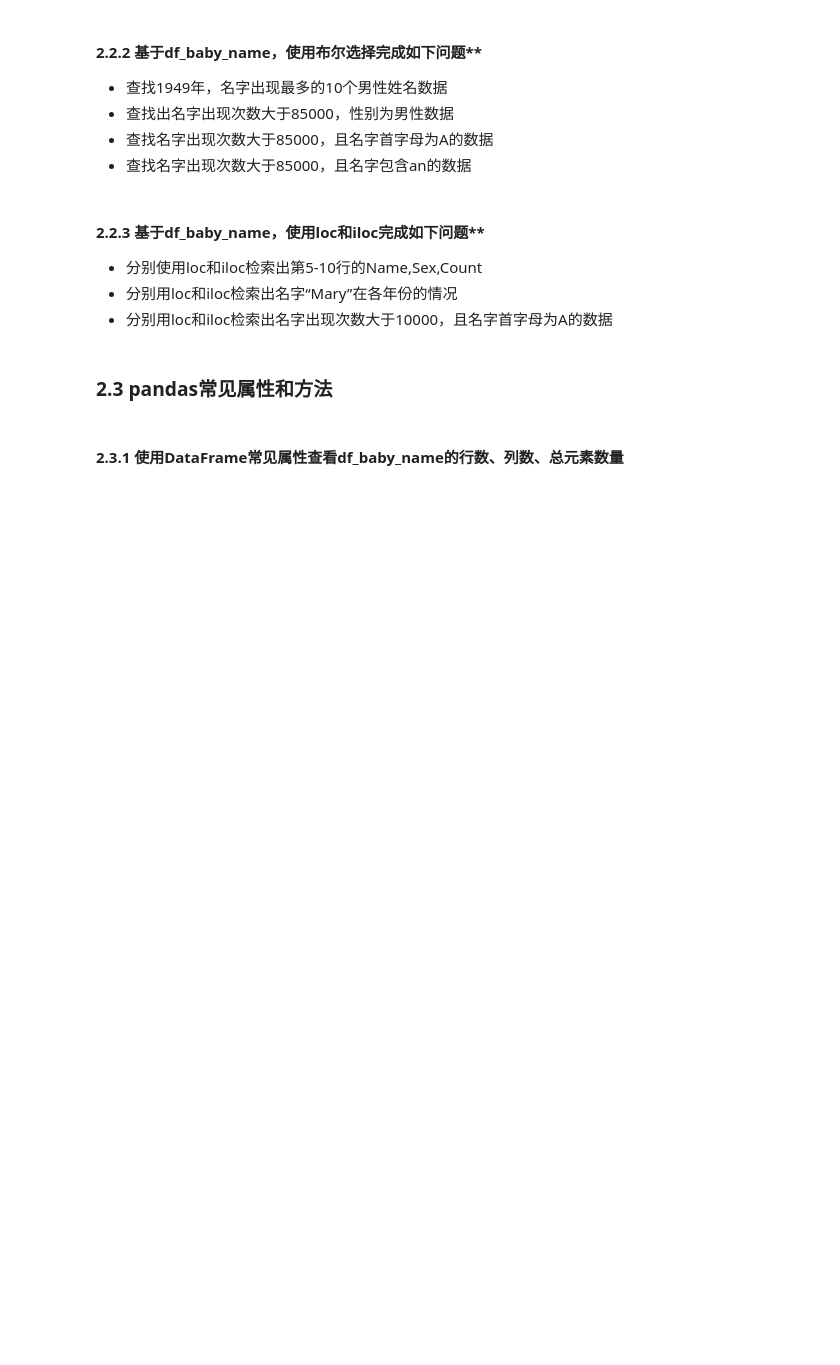
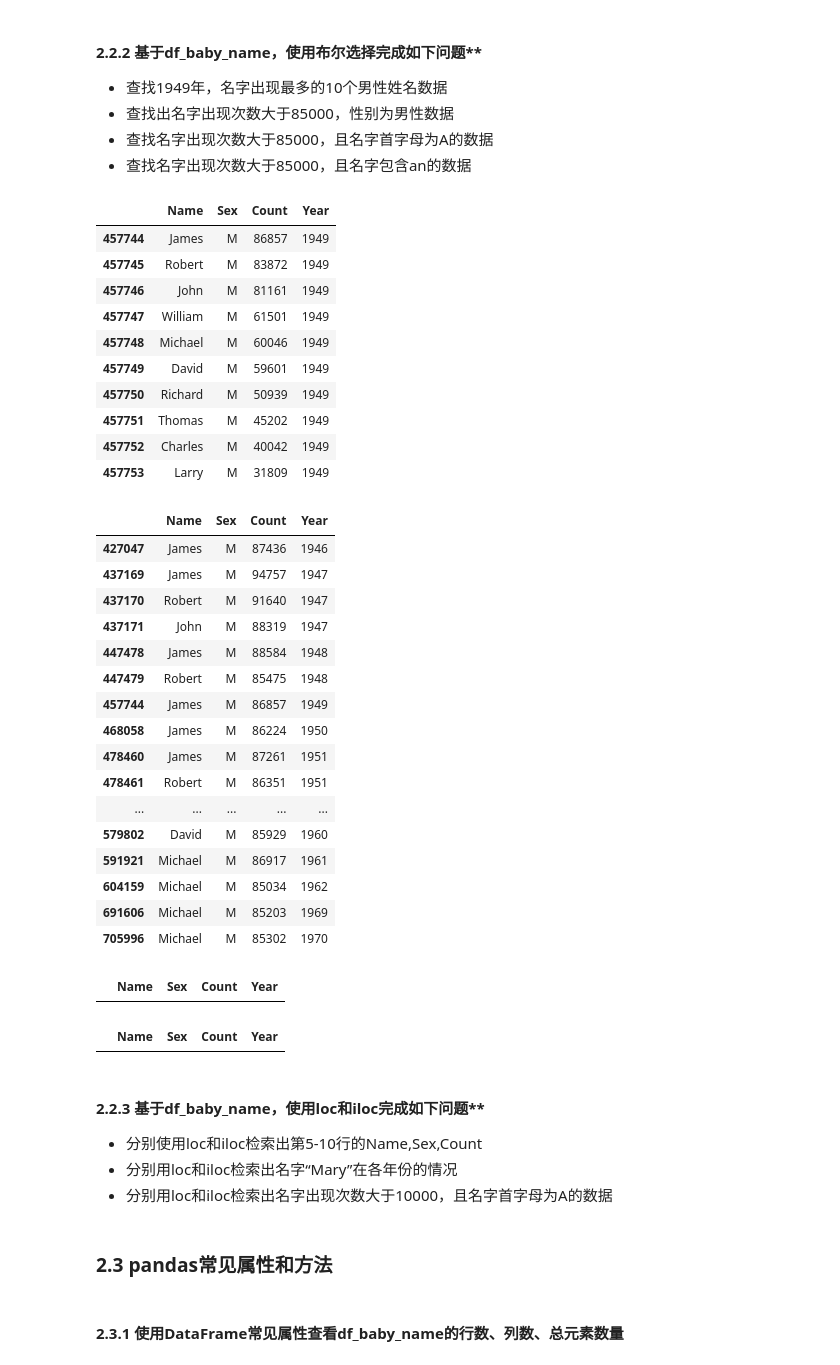
Before and after one commit to LiquMouse/Python-Programming-Homework, a Jupyter notebook: exp8/experiment_8.ipynb, the cells around one changed output. Cells and saved outputs as stored; diff of their text form; code cells hidden in the pictures; blank space fills up the shorter version.

```diff
--- a/exp8/experiment_8.ipynb
+++ b/exp8/experiment_8.ipynb
@@ -242,3 +260,46 @@ an_name_count_100000 = ...
+# %%
+m_top10 = df_baby_name[(df_baby_name['Year'] == 1949) & (df_baby_name['Sex'] == 'M')].sort_values(by='Count', ascending=False)[:10]
+m_top10
+
+m_name_count_100000 = df_baby_name[(df_baby_name['Count'] > 85000) & (df_baby_name['Sex'] == 'M')]
+m_name_count_100000
+
+a_name_count_100000 = df_baby_name[(df_baby_name['Count'] > 85000) & (df_baby_name['Name'].str.startswith('A'))]
+a_name_count_100000
+
+an_name_count_100000 = df_baby_name[(df_baby_name['Count'] > 85000) & ('a' in df_baby_name['Name'])]
+an_name_count_100000
+# %% [output]
+|  | Name | Sex | Count | Year |
+| 457744 | James | M | 86857 | 1949 |
+| 457745 | Robert | M | 83872 | 1949 |
+| 457746 | John | M | 81161 | 1949 |
+| 457747 | William | M | 61501 | 1949 |
+| 457748 | Michael | M | 60046 | 1949 |
+| 457749 | David | M | 59601 | 1949 |
+| 457750 | Richard | M | 50939 | 1949 |
+| 457751 | Thomas | M | 45202 | 1949 |
+| 457752 | Charles | M | 40042 | 1949 |
+| 457753 | Larry | M | 31809 | 1949 |
+|  | Name | Sex | Count | Year |
+| 427047 | James | M | 87436 | 1946 |
+| 437169 | James | M | 94757 | 1947 |
+| 437170 | Robert | M | 91640 | 1947 |
+| 437171 | John | M | 88319 | 1947 |
+| 447478 | James | M | 88584 | 1948 |
+| 447479 | Robert | M | 85475 | 1948 |
+| 457744 | James | M | 86857 | 1949 |
+| 468058 | James | M | 86224 | 1950 |
+| 478460 | James | M | 87261 | 1951 |
+| 478461 | Robert | M | 86351 | 1951 |
+| ... | ... | ... | ... | ... |
+| 579802 | David | M | 85929 | 1960 |
+| 591921 | Michael | M | 86917 | 1961 |
+| 604159 | Michael | M | 85034 | 1962 |
+| 691606 | Michael | M | 85203 | 1969 |
+| 705996 | Michael | M | 85302 | 1970 |
+|  | Name | Sex | Count | Year |
+|  | Name | Sex | Count | Year |
 # %% [markdown]
 #### 2.2.3 基于df_baby_name，使用loc和iloc完成如下问题**
 * 分别使用loc和iloc检索出第5-10行的Name,Sex,Count
```
Also changed, not shown: parts of 6 cells of this notebook, 1 other file.
